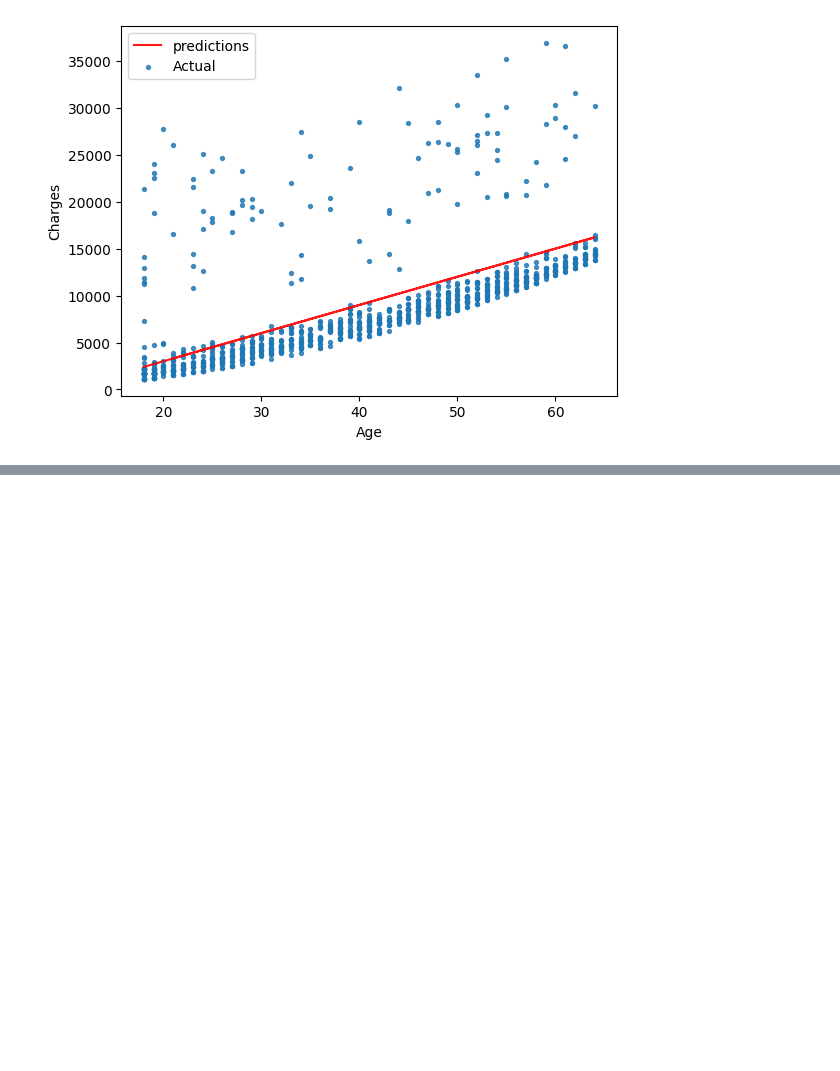
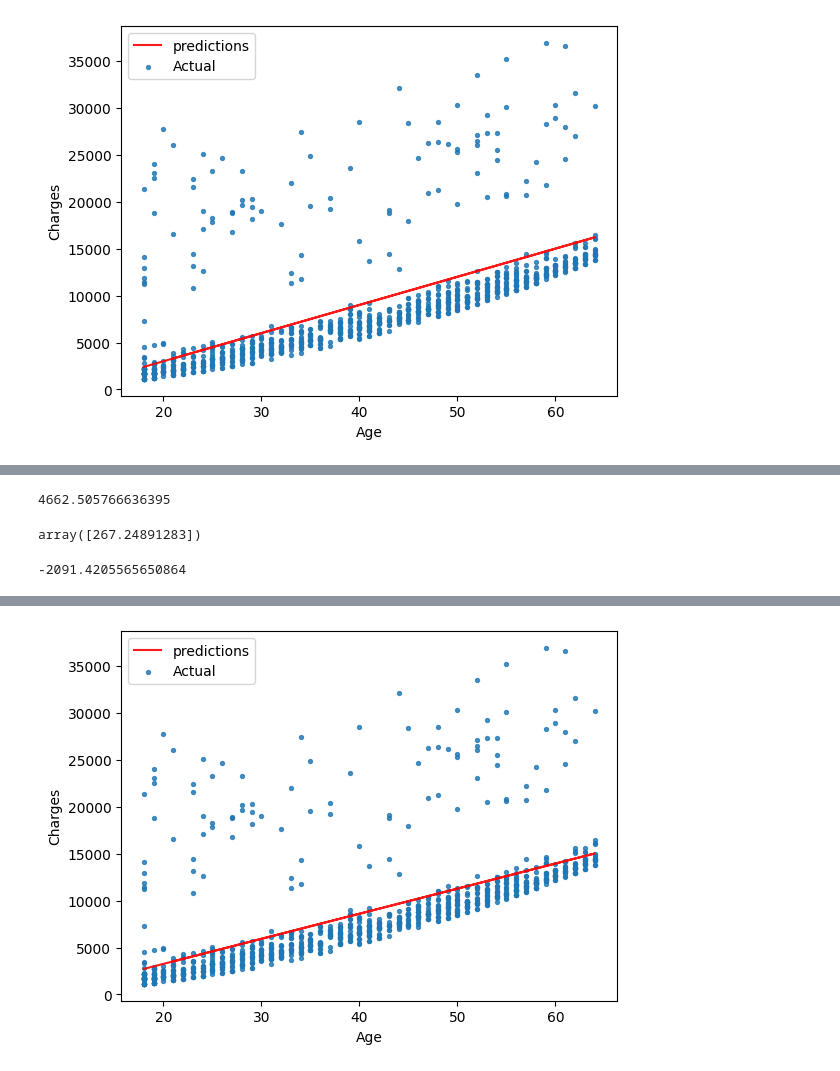
Before and after one commit to Prakashh-Das/Mechine-Learning-Practice, a Jupyter notebook: Medical_Bill_Charges_Prediction.ipynb, the cells around one changed output, grey strips where cells are left out. Drawn from its saved outputs; the diff is of its cells as text; code cells hidden in the pictures; blank space fills up the shorter version.

```diff
--- a/Medical_Bill_Charges_Prediction.ipynb
+++ b/Medical_Bill_Charges_Prediction.ipynb
@@ -274,3 +277,5 @@ try_parameters_function_loss(300, -3000)
 # %% [output]
 RMSE Loss:  4700.736524304107
 [figure]
+# %%
+model = LinearRegression()
@@ -276,0 +302,5 @@ RMSE Loss:  4700.736524304107
+# %%
+inputs = non_smoker_df[['age']]
+
+print('input.shap : ', inputs.shape)
+print('targets.shap : ', targets.shape)
@@ -276,0 +310,2 @@ RMSE Loss:  4700.736524304107
+# %%
+model.fit(inputs, targets)
@@ -276,0 +358,15 @@ RMSE Loss:  4700.736524304107
+# %%
+rmse(targets, predictions)
+# %% [output]
+4662.505766636395
+# %%
+model.coef_
+# %% [output]
+array([267.24891283])
+# %%
+model.intercept_
+# %% [output]
+-2091.4205565650864
+# %%
+try_parameters_function_loss(model.coef_, model.intercept_)
+# %% [output]
@@ -276,0 +374 @@ RMSE Loss:  4700.736524304107
+[figure, added]
```
Also changed, not shown: parts of 34 cells of this notebook.
